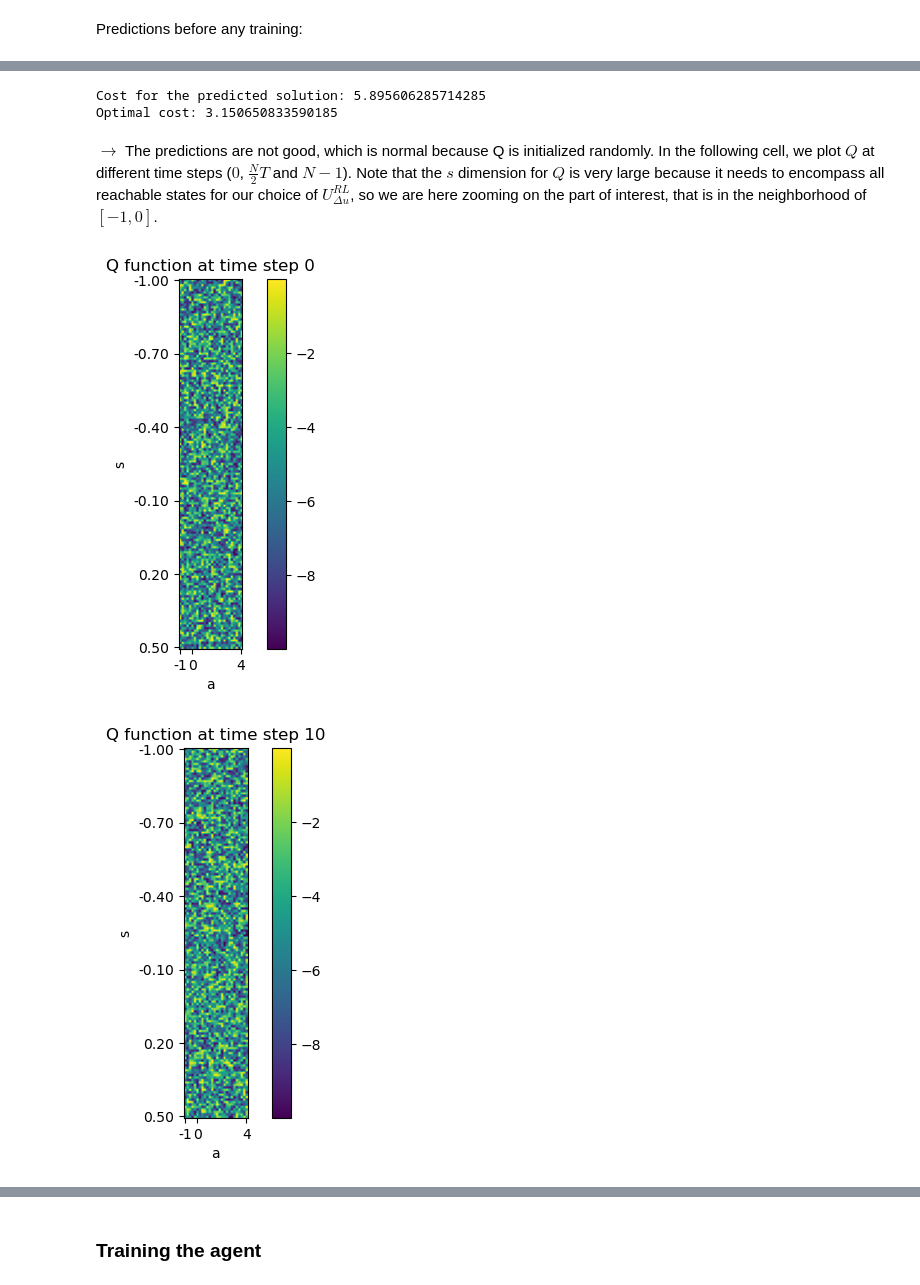
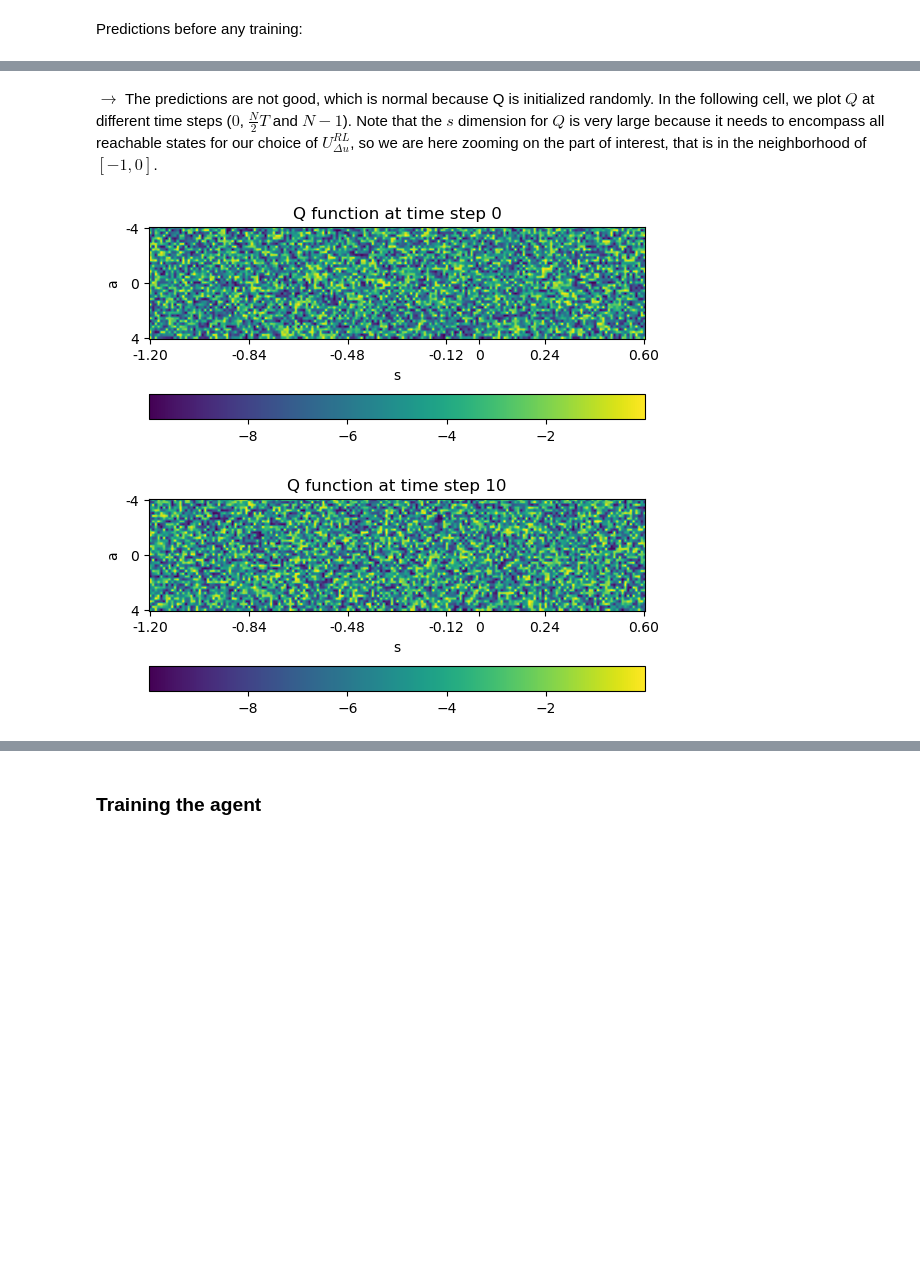
Before and after one commit to TheiloT/Q-learning-sped-up-cart, a Jupyter notebook: cart-control.ipynb, the cells around one changed output, grey strips where cells are left out. Cells and saved outputs as stored; diff of their text form; code cells hidden in the pictures; blank space fills up the shorter version.

Commit message:
Better reward, better choice of discretization parameters, new visualization tools and better interpretations

```diff
--- a/cart-control.ipynb
+++ b/cart-control.ipynb
@@ -413,7 +470,7 @@ respectively. We define functions to easily switch from one representation to an
 and their inverses $\phi_{u^{Rl} \to u}$ and $\phi_{x^{RL} \to x}$
 # %%
 # Discretization parameters
-Ul = -1; Ur = 4  # Bounds between which we look for u
+Ul = -4; Ur = 4  # Bounds between which we look for u
 OMEGAl = -1 + Ul*T; OMEGAr = Ur*T  # Bounds between which lives x
 N_U = 5  # Resolution of the discretization on u
 Du = 1/N_U  # Disctretization step on u
@@ -562,18 +603,21 @@ def simulator(x0, policy):
 
     Return
     ------
-    The couple (x, u) where x is the resulting trajectory and u the control, which are 2 np.arrays of sizes (N+1) and (N).
+    The triplet (x, u, r) where x is the resulting trajectory, u the control and r the reward history, which are 3 np.arrays of size (N+1).
     """
     x = np.zeros(N+1)
     u = np.zeros(N+1)
+    r = np.zeros(N+1)
     x[0] = x0
     for n in range(N):
-        s = x_to_x_RL(x[n])
-        a = policy(n, s)
-        u[n] = u_RL_to_u(a)
-        x[n+1] = x_RL_to_x(transition_function(s, a))
+        sn = x_to_x_RL(x[n])
+        an = policy(n, sn)
+        u[n] = u_RL_to_u(an)
+        snew, r[n] = transition(sn, an)
+        x[n+1] = x_RL_to_x(snew)
+    r[-1] = final_reward(x[-1])
     u[-1] = 0  # u is given a shape N+1 to have matching shapes for x and u, which makes comparing with ground truth easier.
-    return (x,u)
+    return (x, u, r)
 # %%
 @dataclass
 class TrainingHistory:
@@ -640,8 +690,8 @@ The next function will allow us to visualize Q and interprete it.
 # %%
 def plot_Q(Q, n, state_zoom=None, colorbar_limits=None):
     """
-    Plots the heatmap of the weights of Q (represented as a matrix) at time n*\Delta_t.
-    The x and y axes are scaled to represent the states and actions in \Omega and U, not \Omega^{RL} and U^{RL}.
+    Plots the heatmap of the weights of Q (represented as a matrix) at time n*\Delta_t. Note that for convenience, Q is transposed for the representation.
+    The x and y axes are scaled to represent the actions and states in U and \Omega, not U^{RL} and \Omega^{RL}.
 
     Parameters
     ----------
@@ -663,13 +713,13 @@ def plot_Q(Q, n, state_zoom=None, colorbar_limits=None):
     colorbar_limits = colorbar_limits if colorbar_limits else (None, None)
     truncated_Q = Q[state_zoom[0]:state_zoom[1]+1, :]
     plt.figure()
-    plt.imshow(truncated_Q, vmin=colorbar_limits[0], vmax=colorbar_limits[1])
-    yticks = np.arange(0, truncated_Q.shape[0], truncated_Q.shape[0]//5)
-    plt.yticks(ticks=yticks, labels=[f"{x:.2f}" for x in x_RL_to_x(np.arange(state_zoom[0], state_zoom[1]+1, truncated_Q.shape[0]//5))])
-    xticks = np.array([0, u_to_u_RL(0), Q.shape[1]-1])
-    plt.xticks(ticks=xticks, labels=[Ul, 0, Ur])
-    plt.colorbar()
+    plt.imshow(np.transpose(truncated_Q), vmin=colorbar_limits[0], vmax=colorbar_limits[1])
+    xticks = np.append(np.arange(0, truncated_Q.shape[0], truncated_Q.shape[0]//5), (x_to_x_RL(0)-state_zoom[0]))
+    plt.xticks(ticks=xticks, labels=[f"{x:.2f}" for x in x_RL_to_x(np.arange(state_zoom[0], state_zoom[1]+1, truncated_Q.shape[0]//5))]+[0])
+    yticks = np.array([0, u_to_u_RL(0), Q.shape[1]-1])
+    plt.yticks(ticks=yticks, labels=[Ul, 0, Ur])
+    plt.colorbar(location="bottom")
     plt.title(f"Q function at time step {n}")
-    plt.xlabel("a")
-    plt.ylabel("s")
+    plt.xlabel("s")
+    plt.ylabel("a")
     plt.show()
@@ -697,15 +766,8 @@ plot_control(predicted_u=predicted_u, gt_u=gt_u)
-# %%
-print("Cost for the predicted solution:", piece_wise_constant_u_cost(predicted_x, predicted_u))
-print("Optimal cost:", cost(gt_x, gt_u))
-# %% [output]
-Cost for the predicted solution: 5.895606285714285
-Optimal cost: 3.150650833590185
 # %% [markdown]
 $\to$ The predictions are not good, which is normal because Q is initialized randomly. In the following cell, we plot $Q$ at different time steps ($0$, $\frac{N}{2} T$ and $N-1$). Note that the $s$ dimension for $Q$ is very large because it needs to encompass all reachable states for our choice of $U_{\Delta u}^{RL}$, so we are here zooming on the part of interest, that is in the neighborhood of $[-1, 0]$.
 # %%
-plot_Q(agent.Q, 0, state_zoom=(x_to_x_RL(-1), x_to_x_RL(0.5)))
-plot_Q(agent.Q, N//2, state_zoom=(x_to_x_RL(-1), x_to_x_RL(0.5)))
-plot_Q(agent.Q, N-1, state_zoom=(x_to_x_RL(-1), x_to_x_RL(0.5)))
+for n in [0, N//2, N-1]:
+    plot_Q(agent.Q, n, state_zoom=(x_to_x_RL(-1.2), x_to_x_RL(0.6)))
 # %% [output]
-[figure, old version]
+[figure, new version]
-[figure, old version]
+[figure, new version]
```
Also changed, not shown: parts of 77 cells of this notebook.
